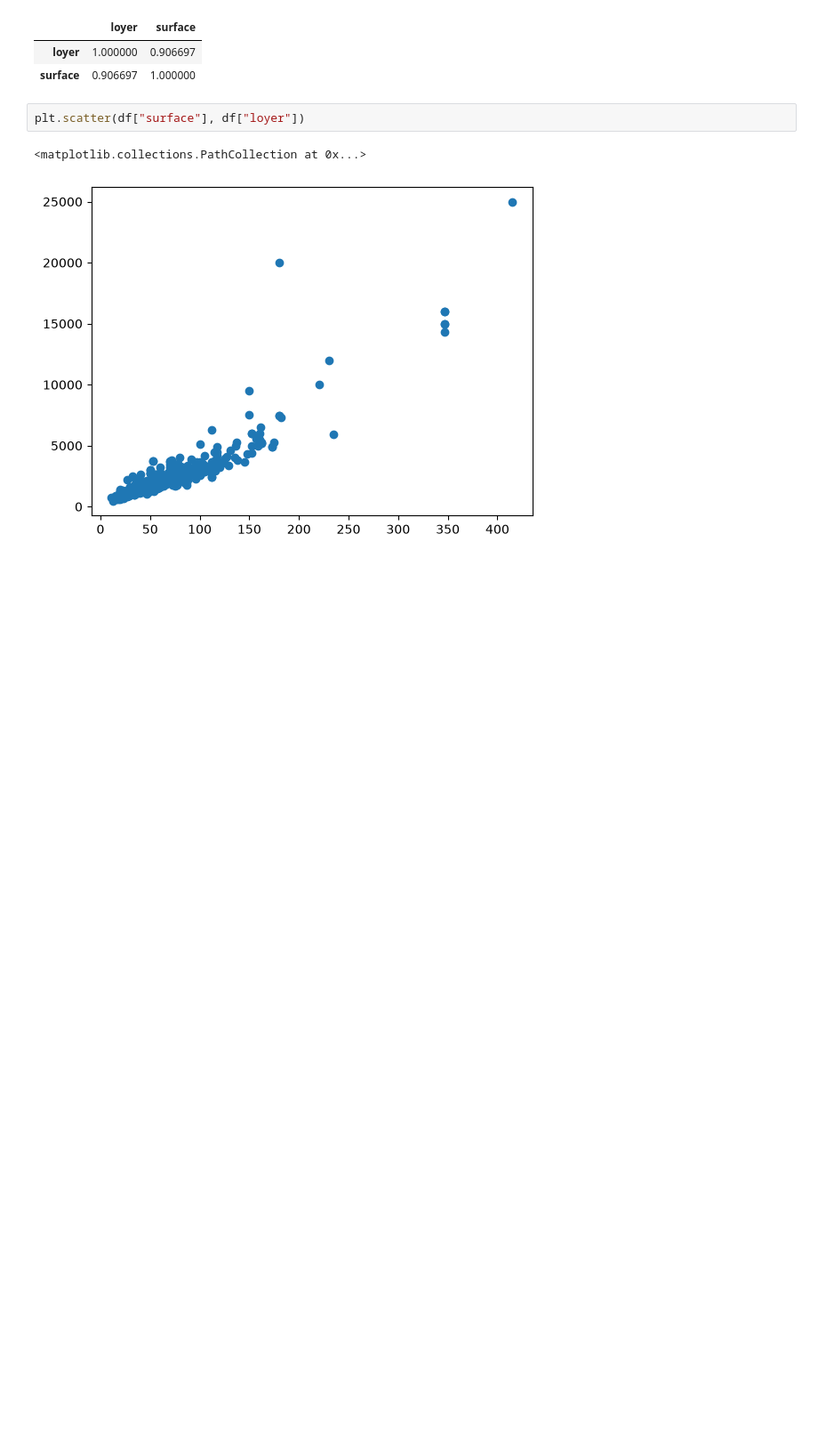
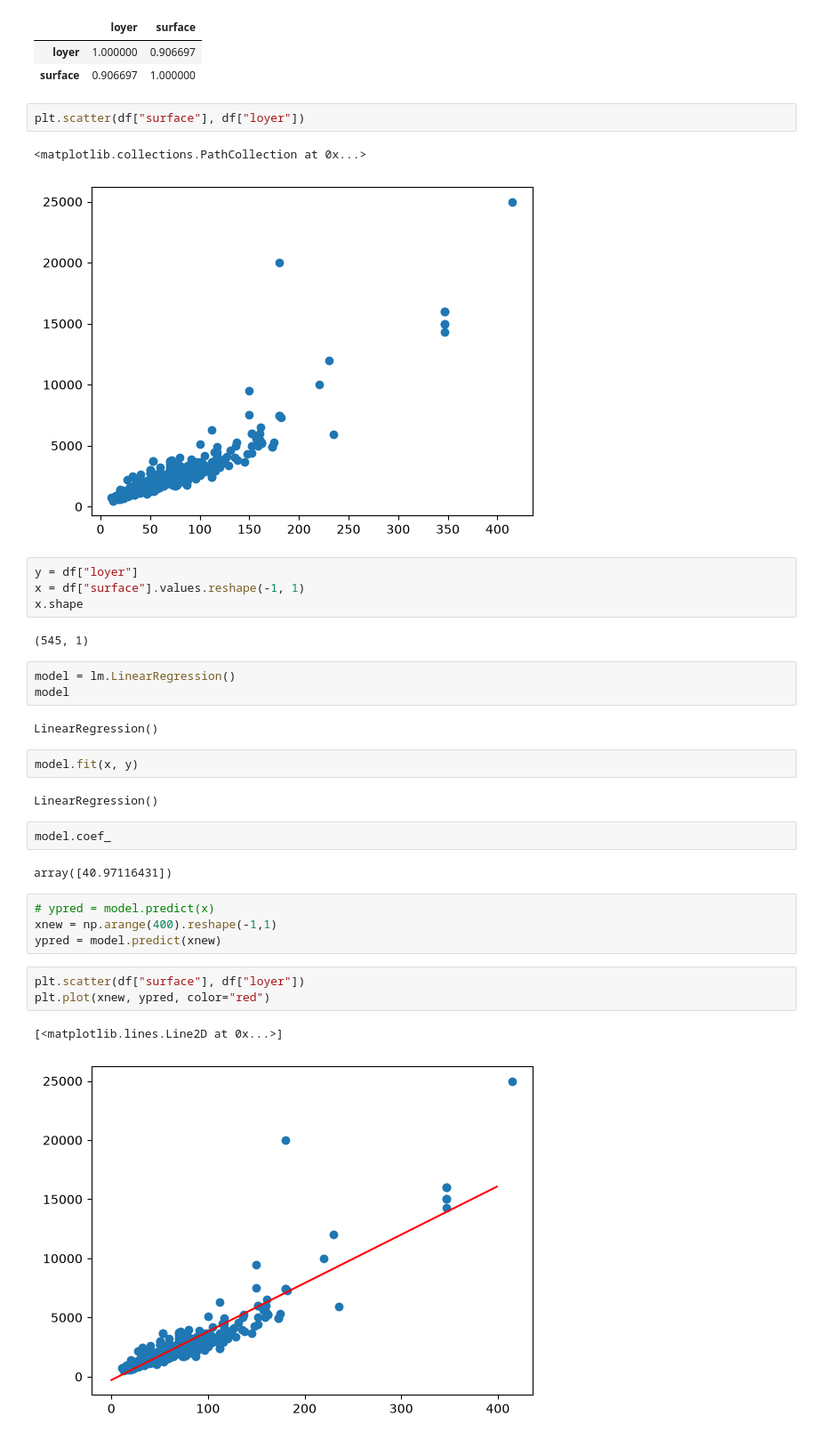
Before and after one commit to cyrilvincent/ML, a Jupyter notebook: demo_house.ipynb, the cells around one changed output. Shown at 89% size. Cells and saved outputs as stored; diff of their text form; blank space fills up the shorter version.

```diff
--- a/demo_house.ipynb
+++ b/demo_house.ipynb
@@ -70,3 +60,32 @@ plt.scatter(df["surface"], df["loyer"])
 # %% [output]
 <matplotlib.collections.PathCollection at 0x...>
 [figure]
+# %%
+y = df["loyer"]
+x = df["surface"].values.reshape(-1, 1)
+x.shape
+# %% [output]
+(545, 1)
+# %%
+model = lm.LinearRegression()
+model
+# %% [output]
+LinearRegression()
+# %%
+model.fit(x, y)
+# %% [output]
+LinearRegression()
+# %%
+model.coef_
+# %% [output]
+array([40.97116431])
+# %%
+# ypred = model.predict(x)
+xnew = np.arange(400).reshape(-1,1)
+ypred = model.predict(xnew)
+# %%
+plt.scatter(df["surface"], df["loyer"])
+plt.plot(xnew, ypred, color="red")
+# %% [output]
+[<matplotlib.lines.Line2D at 0x...>]
+[figure, added]
```
Also changed, not shown: parts of 2 cells of this notebook.
